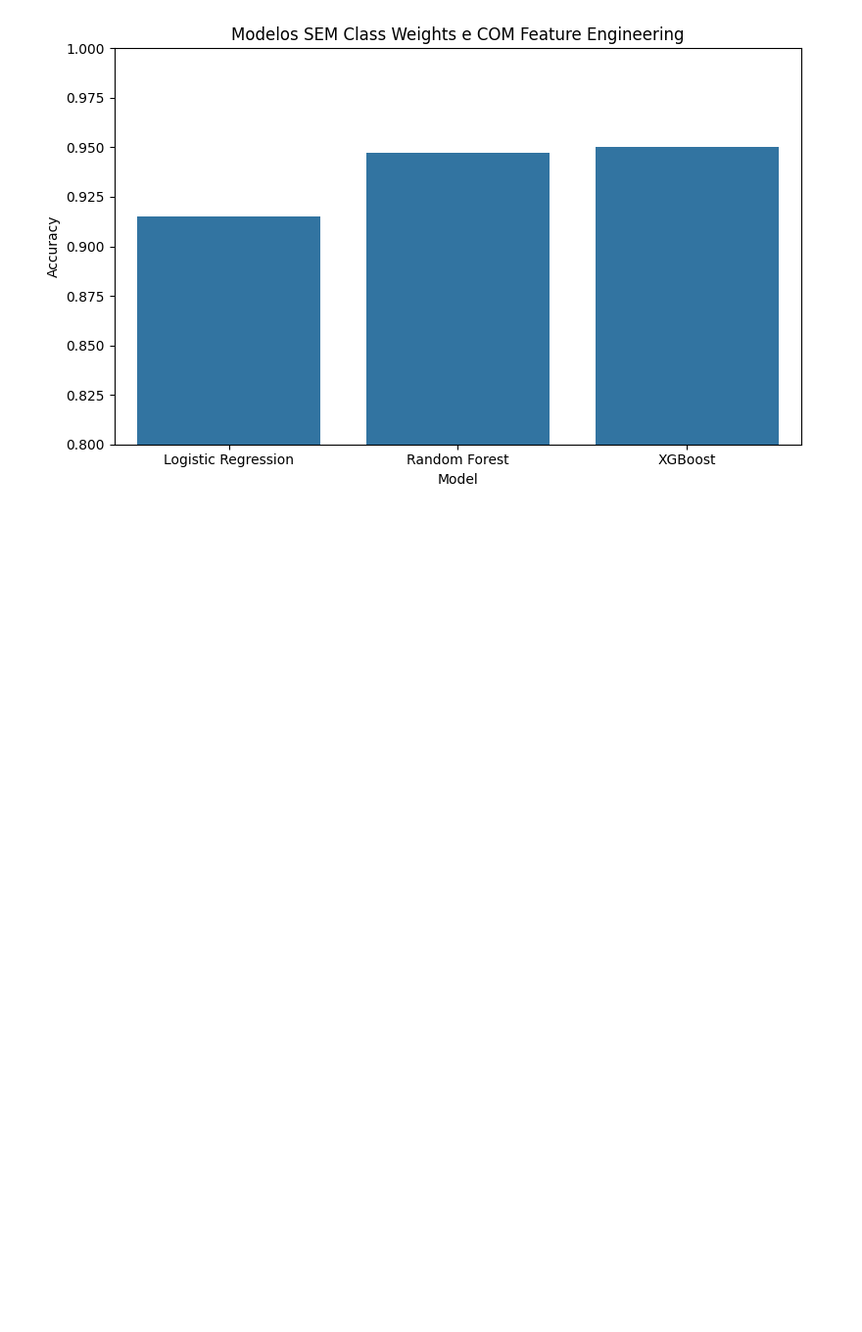
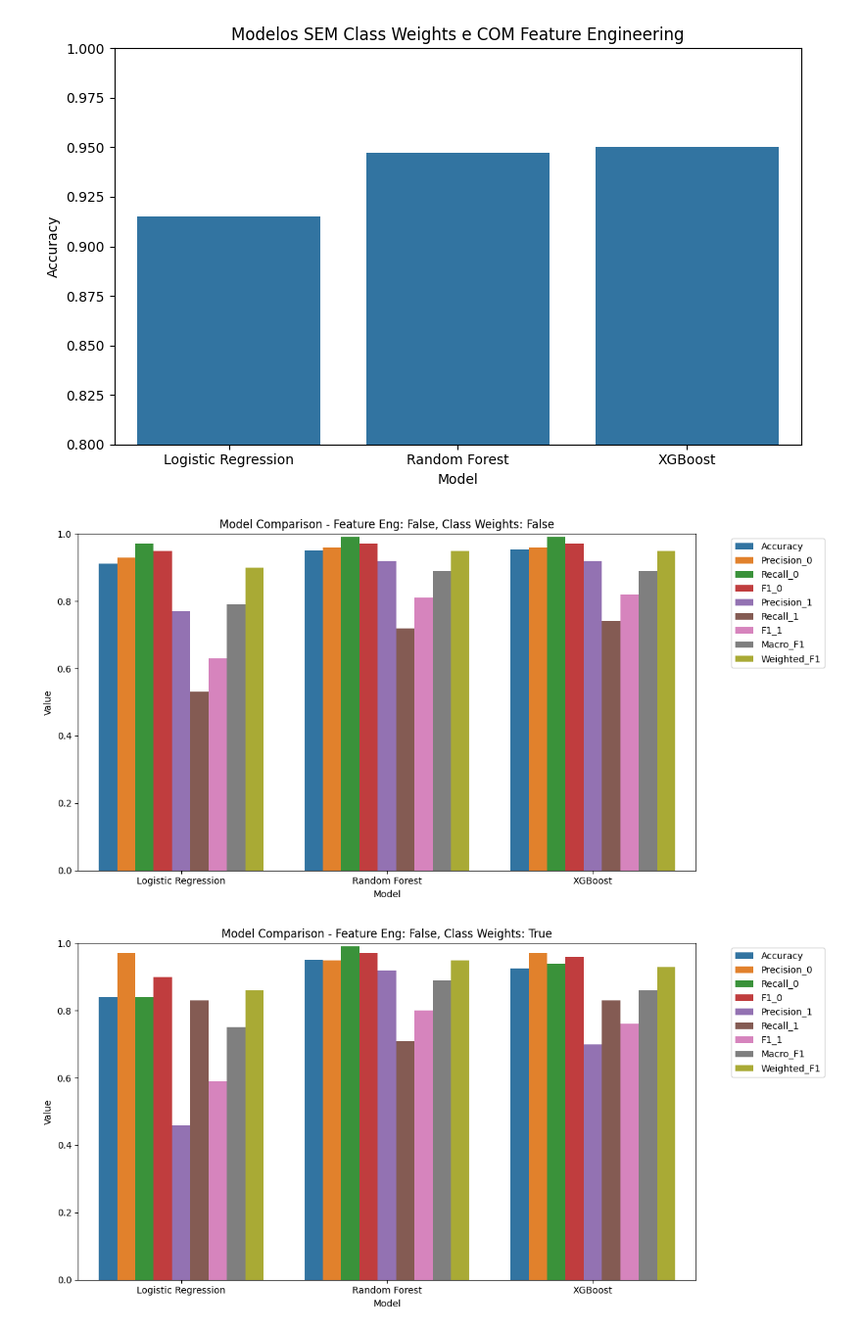
Before and after one commit to RodrigoPombo1/projeto-2-ia, a Jupyter notebook: notas_jupyter.ipynb, the cells around one changed output. Shown at 98% size. Cells and saved outputs as stored; diff of their text form; code cells hidden in the pictures; blank space fills up the shorter version.

```diff
--- a/notas_jupyter.ipynb
+++ b/notas_jupyter.ipynb
@@ -1077,3 +1077,48 @@ plt.show()
 [figure]
 [figure]
 [figure]
+# %%
+metrics_results = [
+    # Logistic Regression
+    {"Model": "Logistic Regression", "Feature Eng": False, "Class Weights": False, "Accuracy": 0.9118, "Precision_0": 0.93, "Recall_0": 0.97, "F1_0": 0.95, "Precision_1": 0.77, "Recall_1": 0.53, "F1_1": 0.63, "Macro_F1": 0.79, "Weighted_F1": 0.90},
+    {"Model": "Logistic Regression", "Feature Eng": False, "Class Weights": True,  "Accuracy": 0.8398, "Precision_0": 0.97, "Recall_0": 0.84, "F1_0": 0.90, "Precision_1": 0.46, "Recall_1": 0.83, "F1_1": 0.59, "Macro_F1": 0.75, "Weighted_F1": 0.86},
+    {"Model": "Logistic Regression", "Feature Eng": True,  "Class Weights": False, "Accuracy": 0.9150, "Precision_0": 0.93, "Recall_0": 0.97, "F1_0": 0.95, "Precision_1": 0.78, "Recall_1": 0.55, "F1_1": 0.64, "Macro_F1": 0.80, "Weighted_F1": 0.91},
+    # Random Forest
+    {"Model": "Random Forest", "Feature Eng": False, "Class Weights": False, "Accuracy": 0.9517, "Precision_0": 0.96, "Recall_0": 0.99, "F1_0": 0.97, "Precision_1": 0.92, "Recall_1": 0.72, "F1_1": 0.81, "Macro_F1": 0.89, "Weighted_F1": 0.95},
+    {"Model": "Random Forest", "Feature Eng": False, "Class Weights": True,  "Accuracy": 0.9515, "Precision_0": 0.95, "Recall_0": 0.99, "F1_0": 0.97, "Precision_1": 0.92, "Recall_1": 0.71, "F1_1": 0.80, "Macro_F1": 0.89, "Weighted_F1": 0.95},
+    {"Model": "Random Forest", "Feature Eng": True,  "Class Weights": False, "Accuracy": 0.9471, "Precision_0": 0.95, "Recall_0": 0.99, "F1_0": 0.97, "Precision_1": 0.89, "Recall_1": 0.71, "F1_1": 0.79, "Macro_F1": 0.88, "Weighted_F1": 0.94},
+    # XGBoost
+    {"Model": "XGBoost", "Feature Eng": False, "Class Weights": False, "Accuracy": 0.9534, "Precision_0": 0.96, "Recall_0": 0.99, "F1_0": 0.97, "Precision_1": 0.92, "Recall_1": 0.74, "F1_1": 0.82, "Macro_F1": 0.89, "Weighted_F1": 0.95},
+    {"Model": "XGBoost", "Feature Eng": False, "Class Weights": True,  "Accuracy": 0.9252, "Precision_0": 0.97, "Recall_0": 0.94, "F1_0": 0.96, "Precision_1": 0.70, "Recall_1": 0.83, "F1_1": 0.76, "Macro_F1": 0.86, "Weighted_F1": 0.93},
+    {"Model": "XGBoost", "Feature Eng": True,  "Class Weights": False, "Accuracy": 0.9500, "Precision_0": 0.96, "Recall_0": 0.99, "F1_0": 0.97, "Precision_1": 0.90, "Recall_1": 0.72, "F1_1": 0.80, "Macro_F1": 0.89, "Weighted_F1": 0.95},
+]
+
+df_metrics = pd.DataFrame(metrics_results)
+
+df_long = df_metrics.melt(
+    id_vars=["Model", "Feature Eng", "Class Weights"],
+    value_vars=["Accuracy", "Precision_0", "Recall_0", "F1_0", "Precision_1", "Recall_1", "F1_1", "Macro_F1", "Weighted_F1"],
+    var_name="Metric",
+    value_name="Value"
+)
+
+for feature_engineering in [False, True]:
+    for class_weights in [False, True]:
+        subset = df_long[(df_long["Feature Eng"] == feature_engineering) & (df_long["Class Weights"] == class_weights)]
+        if subset.empty:
+            continue
+        plt.figure(figsize=(12, 6))
+        sns.barplot(
+            data=subset,
+            x="Model",
+            y="Value",
+            hue="Metric"
+        )
+        plt.title(f"Model Comparison - Feature Eng: {feature_engineering}, Class Weights: {class_weights}")
+        plt.ylim(0, 1)
+        plt.legend(bbox_to_anchor=(1.05, 1), loc='upper left')
+        plt.tight_layout()
+        plt.show()
+# %% [output]
+[figure, added]
+[figure, added]
```
Also changed, not shown: parts of 3 cells of this notebook.
